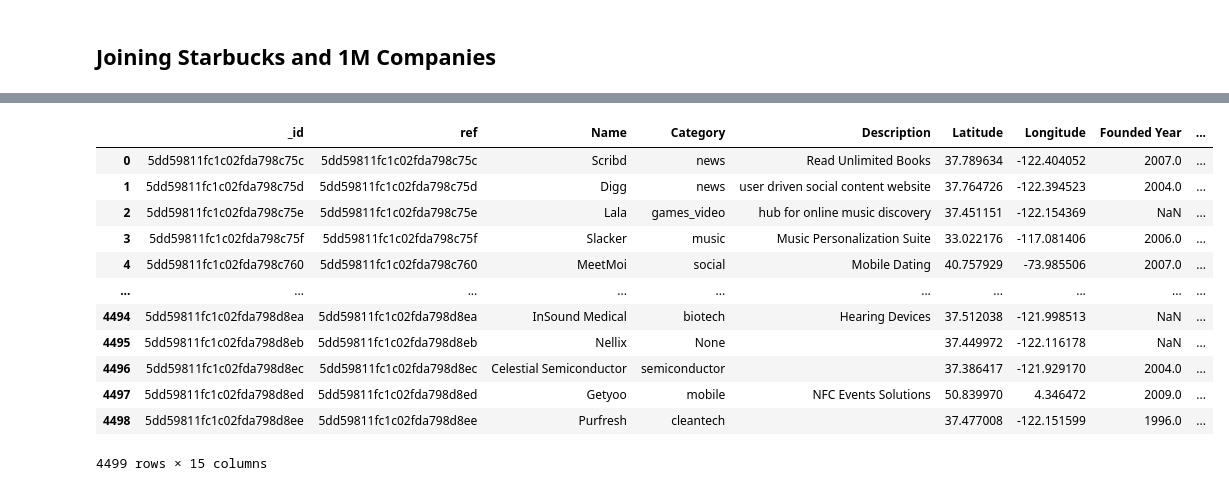
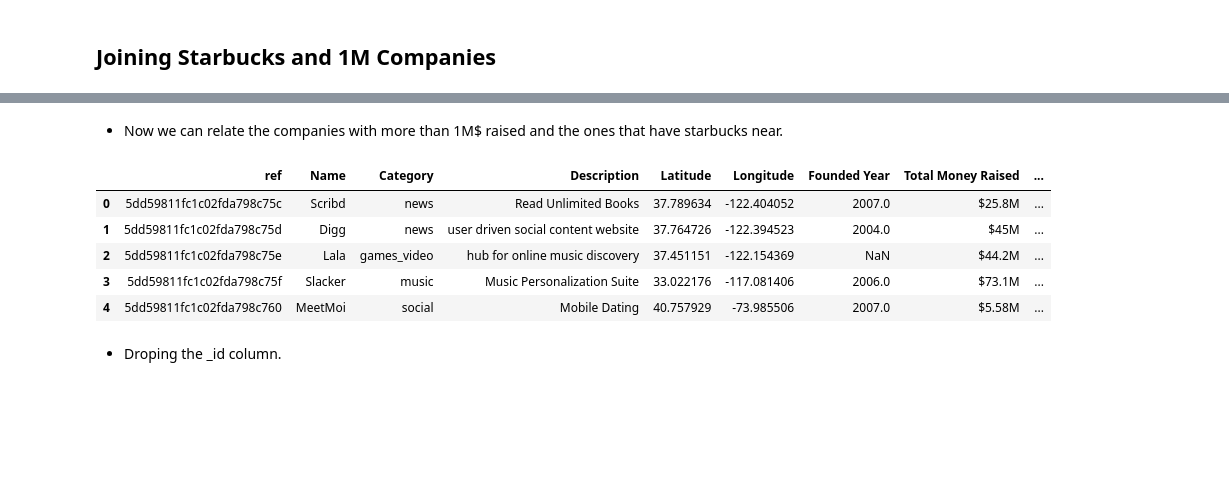
Before and after one commit to blancalluch/project-mongodb-geospartial-queries, a Jupyter notebook: 3Fusion.ipynb, the cells around one changed output, grey strips where cells are left out. Cells and saved outputs as stored; diff of their text form; code cells hidden in the pictures; blank space fills up the shorter version.

```diff
--- a/3Fusion.ipynb
+++ b/3Fusion.ipynb
@@ -25,22 +29,19 @@ for c in companies:
 companies_df=pd.DataFrame(companies)
 # %%
 companies_df['ref']=refid
+# %% [markdown]
+- Now we can relate the companies with more than 1M$ raised and the ones that have starbucks near.
 # %%
-companies_df
+companies_df.head()
 # %% [output]
-|  | _id | ref | Name | Category | Description | Latitude | Longitude | Founded Year | ... |
-| 0 | 5dd59811fc1c02fda798c75c | 5dd59811fc1c02fda798c75c | Scribd | news | Read Unlimited Books | 37.789634 | -122.404052 | 2007.0 | ... |
-| 1 | 5dd59811fc1c02fda798c75d | 5dd59811fc1c02fda798c75d | Digg | news | user driven social content website | 37.764726 | -122.394523 | 2004.0 | ... |
-| 2 | 5dd59811fc1c02fda798c75e | 5dd59811fc1c02fda798c75e | Lala | games_video | hub for online music discovery | 37.451151 | -122.154369 | NaN | ... |
-| 3 | 5dd59811fc1c02fda798c75f | 5dd59811fc1c02fda798c75f | Slacker | music | Music Personalization Suite | 33.022176 | -117.081406 | 2006.0 | ... |
-| 4 | 5dd59811fc1c02fda798c760 | 5dd59811fc1c02fda798c760 | MeetMoi | social | Mobile Dating | 40.757929 | -73.985506 | 2007.0 | ... |
-| ... | ... | ... | ... | ... | ... | ... | ... | ... | ... |
-| 4494 | 5dd59811fc1c02fda798d8ea | 5dd59811fc1c02fda798d8ea | InSound Medical | biotech | Hearing Devices | 37.512038 | -121.998513 | NaN | ... |
-| 4495 | 5dd59811fc1c02fda798d8eb | 5dd59811fc1c02fda798d8eb | Nellix | None |  | 37.449972 | -122.116178 | NaN | ... |
-| 4496 | 5dd59811fc1c02fda798d8ec | 5dd59811fc1c02fda798d8ec | Celestial Semiconductor | semiconductor |  | 37.386417 | -121.929170 | 2004.0 | ... |
-| 4497 | 5dd59811fc1c02fda798d8ed | 5dd59811fc1c02fda798d8ed | Getyoo | mobile | NFC Events Solutions | 50.839970 | 4.346472 | 2009.0 | ... |
-| 4498 | 5dd59811fc1c02fda798d8ee | 5dd59811fc1c02fda798d8ee | Purfresh | cleantech |  | 37.477008 | -122.151599 | 1996.0 | ... |
+|  | ref | Name | Category | Description | Latitude | Longitude | Founded Year | Total Money Raised | ... |
+| 0 | 5dd59811fc1c02fda798c75c | Scribd | news | Read Unlimited Books | 37.789634 | -122.404052 | 2007.0 | $25.8M | ... |
+| 1 | 5dd59811fc1c02fda798c75d | Digg | news | user driven social content website | 37.764726 | -122.394523 | 2004.0 | $45M | ... |
+| 2 | 5dd59811fc1c02fda798c75e | Lala | games_video | hub for online music discovery | 37.451151 | -122.154369 | NaN | $44.2M | ... |
+| 3 | 5dd59811fc1c02fda798c75f | Slacker | music | Music Personalization Suite | 33.022176 | -117.081406 | 2006.0 | $73.1M | ... |
+| 4 | 5dd59811fc1c02fda798c760 | MeetMoi | social | Mobile Dating | 40.757929 | -73.985506 | 2007.0 | $5.58M | ... |
-4499 rows × 15 columns
+# %% [markdown]
+- Droping the _id column.
 # %%
 companies_df=companies_df.drop('_id',axis=1)
 # %%
```
Also changed, not shown: parts of 2 cells of this notebook, 6 other files.
